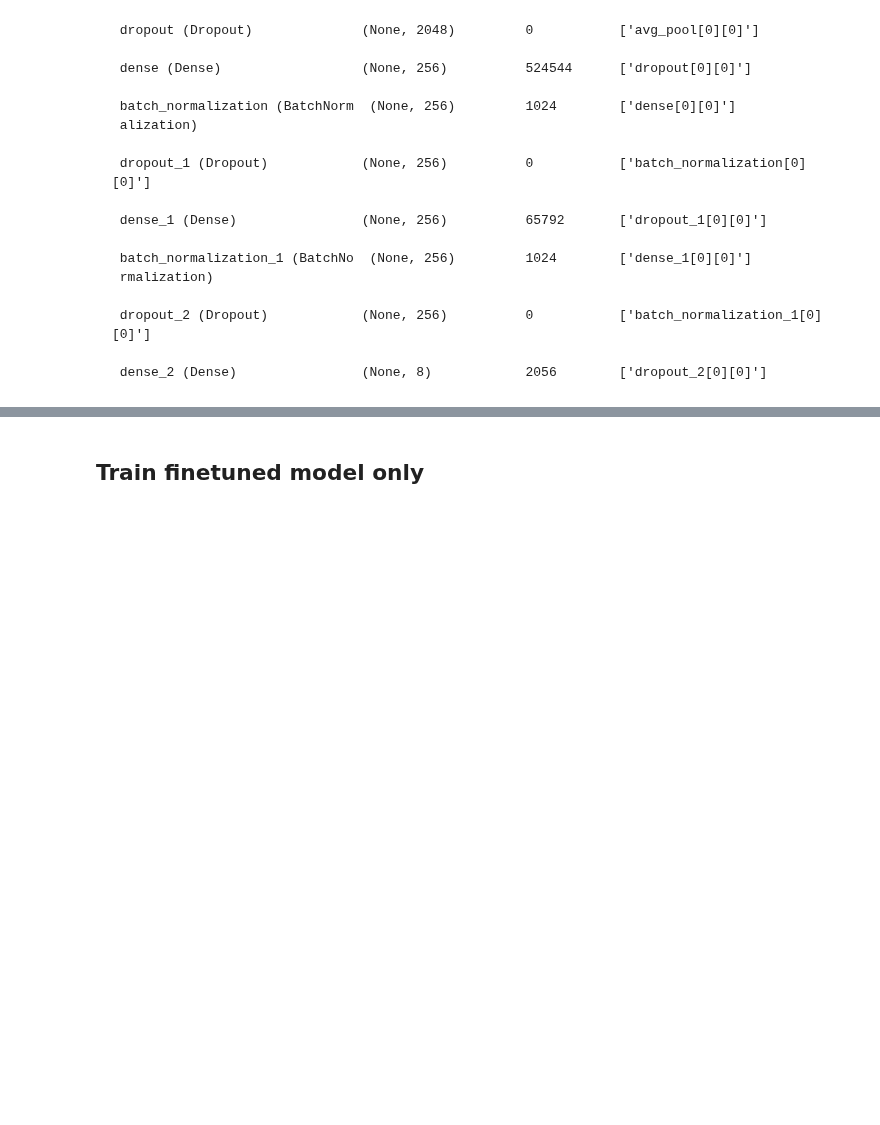
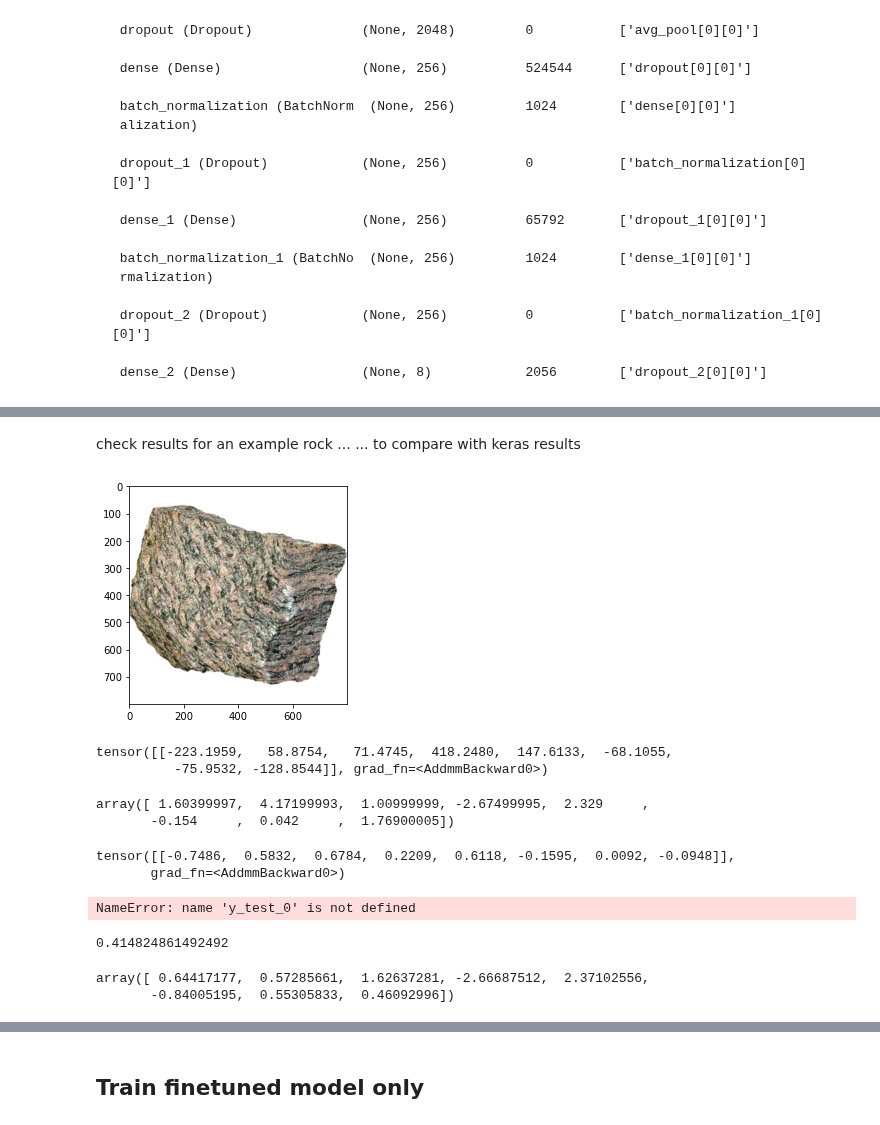
Before and after one commit to dominikpegler/mds_cnn, a Jupyter notebook: sanders_nosofsky_2020/fit_ensemble_pytorch.ipynb, the cells around one changed output, grey strips where cells are left out. Saved outputs shown, nothing was run; the diff lists cells and outputs as text; code cells hidden in the pictures; blank space fills up the shorter version.

```diff
--- a/sanders_nosofsky_2020/fit_ensemble_pytorch.ipynb
+++ b/sanders_nosofsky_2020/fit_ensemble_pytorch.ipynb
@@ -351,3 +346,6 @@ torch.save({
             'model_state_dict': model.state_dict(),
             'optimizer_state_dict': optimizer.state_dict()
             }, PATH_IM)
+# %% [markdown]
+check results for an example rock ...
+... to compare with keras results
@@ -353,0 +354,19 @@ torch.save({
+# %%
+from PIL import Image
+import matplotlib.pyplot as plt
+
+img_dir = '../sanders_2018/360 Rocks'
+img = Image.open(img_dir + "/" + df.iloc[145, 0])
+img = np.array(img)
+imgt = img.reshape(1, 3, 800, 800)
+imgt = torch.Tensor(imgt)
+
+plt.imshow(img.squeeze());
+# %% [output]
+[figure, added]
+# %%
+pred = model(imgt)
+pred
+# %% [output]
+tensor([[-223.1959,   58.8754,   71.4745,  418.2480,  147.6133,  -68.1055,
+          -75.9532, -128.8544]], grad_fn=<AddmmBackward0>)
@@ -353,0 +376,14 @@ torch.save({
+# %%
+last_label
+# %% [output]
+array([ 1.60399997,  4.17199993,  1.00999999, -2.67499995,  2.329     ,
+       -0.154     ,  0.042     ,  1.76900005])
+# %%
+model(last_inputt)
+# %% [output]
+tensor([[-0.7486,  0.5832,  0.6784,  0.2209,  0.6118, -0.1595,  0.0092, -0.0948]],
+       grad_fn=<AddmmBackward0>)
+# %%
+mean_squared_error(y_test_0, pred.detach().numpy().squeeze())
+# %% [output]
+NameError: name 'y_test_0' is not defined
@@ -353,0 +396,9 @@ torch.save({
+# %%
+r2_score(last_label,last_output)
+# %% [output]
+0.414824861492492
+# %%
+last_output
+# %% [output]
+array([ 0.64417177,  0.57285661,  1.62637281, -2.66687512,  2.37102556,
+       -0.84005195,  0.55305833,  0.46092996])
```
Also changed, not shown: parts of 12 cells of this notebook, 1 other file.
